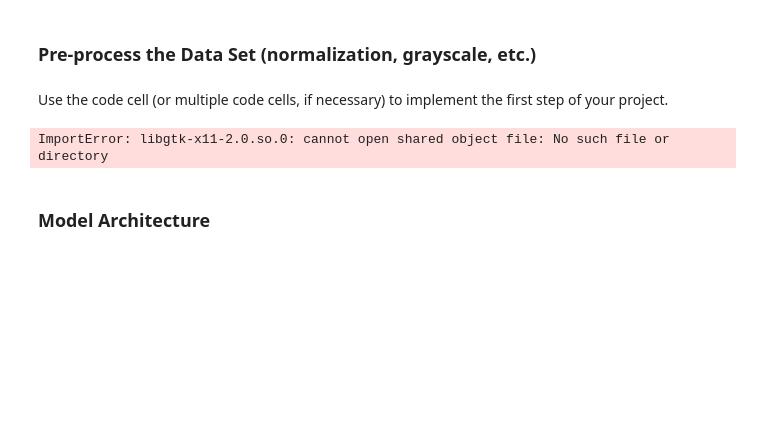
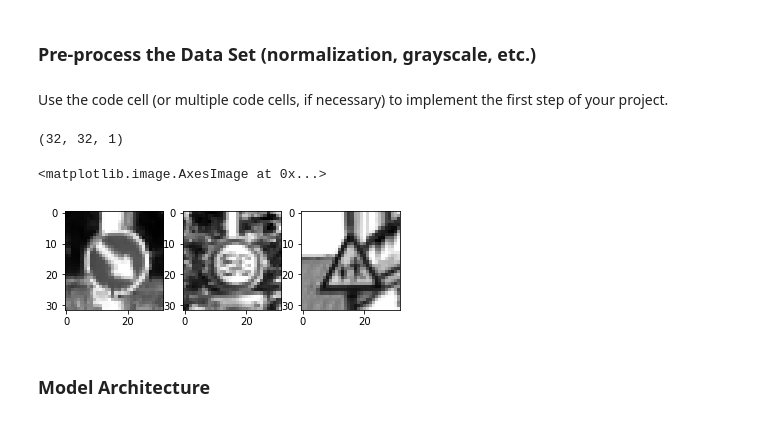
Before and after one commit to ken107/CarND-Traffic-Sign-Classifier-Project, a Jupyter notebook: Traffic_Sign_Classifier.ipynb, the cells around one changed output. Drawn from its saved outputs; the diff is of its cells as text; code cells hidden in the pictures; blank space fills up the shorter version.

```diff
--- a/Traffic_Sign_Classifier.ipynb
+++ b/Traffic_Sign_Classifier.ipynb
@@ -64,6 +64,7 @@ Complete the basic data summary below. Use python, numpy and/or pandas methods t
 
 # TODO: Number of training examples
 n_train = len(X_train)
+n_valid = len(X_valid)
 
 # TODO: Number of testing examples.
 n_test = len(X_test)
@@ -75,6 +76,7 @@ image_shape = X_train[0].shape
 n_classes = len(signnames)
 
 print("Number of training examples =", n_train)
+print("Number of validation examples =", n_valid)
 print("Number of testing examples =", n_test)
 print("Image data shape =", image_shape)
 print("Number of classes =", n_classes)
@@ -168,11 +175,24 @@ Use the code cell (or multiple code cells, if necessary) to implement the first
 import cv2
 
 def preprocess(img):
-    img = cv2.cvtColor(img, cv2.COLOR_RGB2GRAY)
+    gray = cv2.cvtColor(img, cv2.COLOR_RGB2GRAY)
+    gray = gray[:,:,None]
+    min_val = gray.min()
+    max_val = gray.max()
+    return (gray - min_val) / (max_val - min_val)
 
-xx = preprocess(X_train[0]);
-print(xx.shape)
+X_train_norm = [preprocess(img) for img in X_train]
+X_valid_norm = [preprocess(img) for img in X_valid]
+X_test_norm = [preprocess(img) for img in X_test]
-# %% [output]
-ImportError: libgtk-x11-2.0.so.0: cannot open shared object file: No such file or directory
+# %%
+print(X_train_norm[0].shape)
+
+plt.subplot(131); plt.imshow(X_train_norm[random.randint(0, n_train)].squeeze(), cmap='gray')
+plt.subplot(132); plt.imshow(X_valid_norm[random.randint(0, n_valid)].squeeze(), cmap='gray')
+plt.subplot(133); plt.imshow(X_test_norm[random.randint(0, n_test)].squeeze(), cmap='gray')
+# %% [output]
+(32, 32, 1)
+<matplotlib.image.AxesImage at 0x...>
+[figure, added]
 # %% [markdown]
 ### Model Architecture
```
Also changed, not shown: parts of 8 cells of this notebook, 1 other file.
